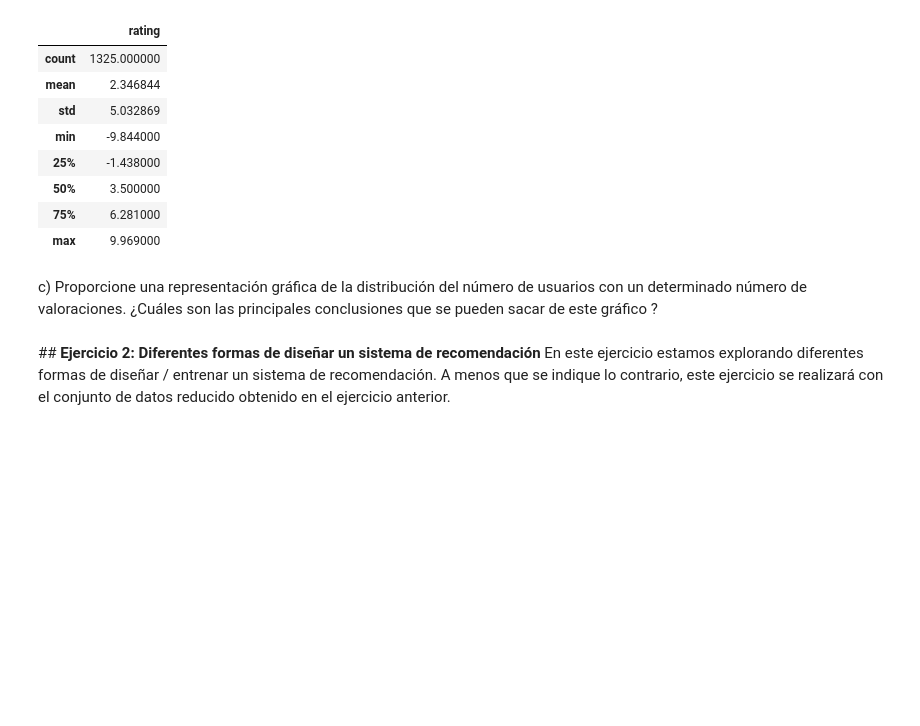
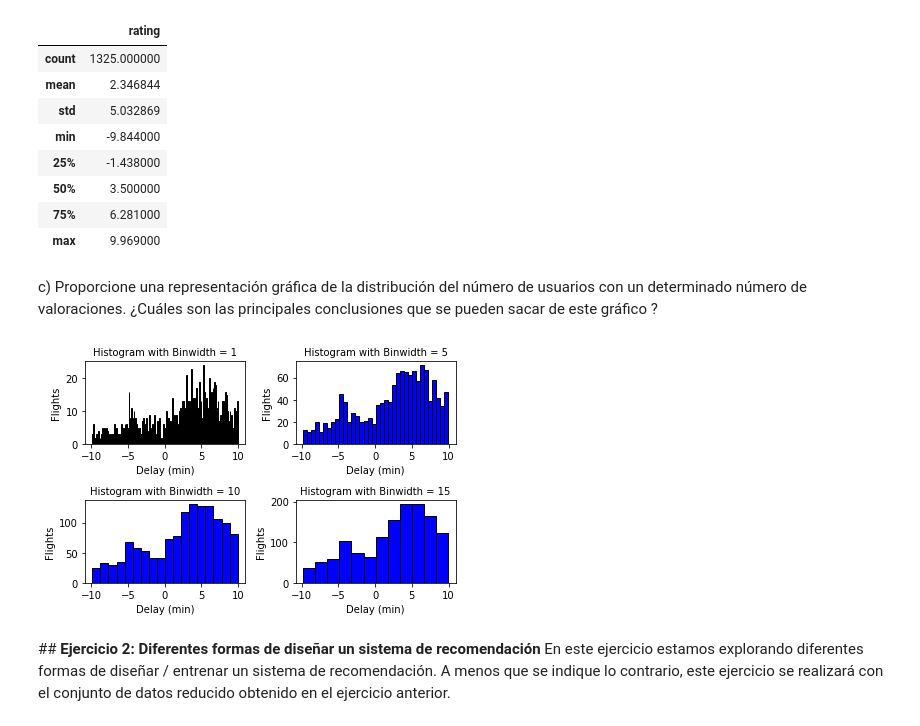
Before and after one commit to moisesortega93/MCME-AI, a Jupyter notebook: Recommenders_and_clustering_ESP.ipynb, the cells around one changed output. Drawn from its saved outputs; the diff is of its cells as text; code cells hidden in the pictures; blank space fills up the shorter version.

```diff
--- a/Recommenders_and_clustering_ESP.ipynb
+++ b/Recommenders_and_clustering_ESP.ipynb
@@ -155,6 +150,28 @@ df_small.describe()
 | max | 9.969000 |
 # %% [markdown]
 c) Proporcione una representación gráfica de la distribución del número de usuarios con un determinado número de valoraciones. ¿Cuáles son las principales conclusiones que se pueden sacar de este gráfico ?
+# %%
+import matplotlib.pyplot as plt
+import seaborn as sns
+
+for i, binwidth in enumerate([1, 5, 10, 15]):
+
+    # Set up the plot
+    ax = plt.subplot(2, 2, i + 1)
+
+    # Draw the plot
+    ax.hist(df_small['rating'], bins = int(180/binwidth),
+             color = 'blue', edgecolor = 'black')
+
+    # Title and labels
+    ax.set_title('Histogram with Binwidth = %d' % binwidth, size = 10)
+    ax.set_xlabel('Delay (min)', size = 10)
+    ax.set_ylabel('Flights', size= 10)
+
+plt.tight_layout()
+plt.show()
+# %% [output]
+[figure, added]
 # %% [markdown]
 ## **Ejercicio 2: Diferentes formas de diseñar un sistema de recomendación**
 En este ejercicio estamos explorando diferentes formas de diseñar / entrenar un sistema de recomendación. A menos que se indique lo contrario, este ejercicio se realizará con el conjunto de datos reducido obtenido en el ejercicio anterior.
```
Also changed, not shown: parts of 8 cells of this notebook.
